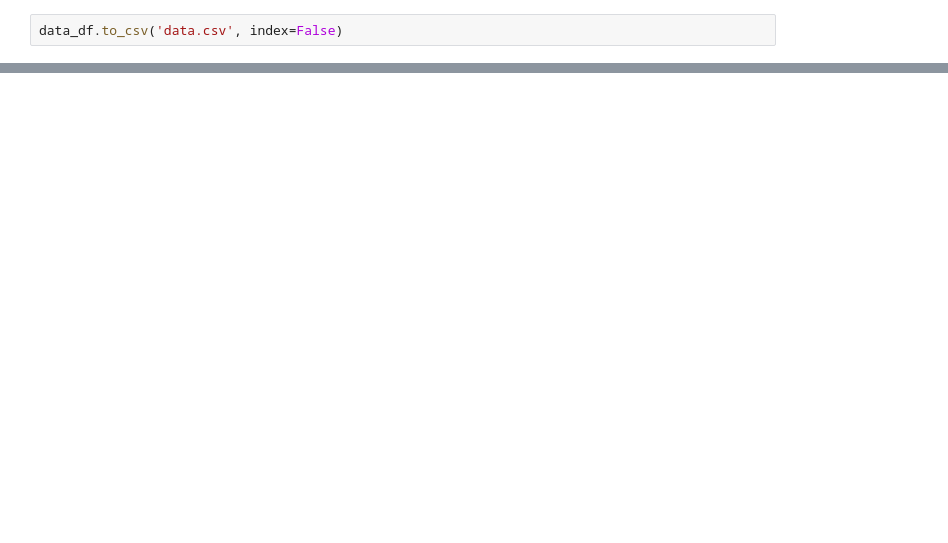
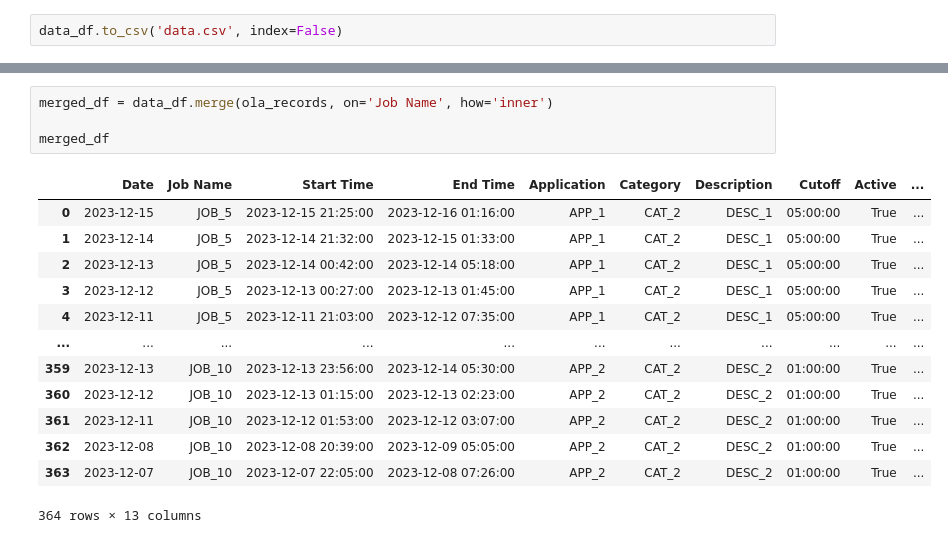
Before and after one commit to raphaelmoline/test_1, a Jupyter notebook: notebook_test1.ipynb, the cells around one changed output, grey strips where cells are left out. Drawn from its saved outputs; the diff is of its cells as text; blank space fills up the shorter version.

```diff
--- a/notebook_test1.ipynb
+++ b/notebook_test1.ipynb
@@ -148,0 +151,18 @@ print(duplicates)
+# %%
+merged_df = data_df.merge(ola_records, on='Job Name', how='inner')
+
+merged_df
+# %% [output]
+|  | Date | Job Name | Start Time | End Time | Application | Category | Description | Cutoff | Active | ... |
+| 0 | 2023-12-15 | JOB_5 | 2023-12-15 21:25:00 | 2023-12-16 01:16:00 | APP_1 | CAT_2 | DESC_1 | 05:00:00 | True | ... |
+| 1 | 2023-12-14 | JOB_5 | 2023-12-14 21:32:00 | 2023-12-15 01:33:00 | APP_1 | CAT_2 | DESC_1 | 05:00:00 | True | ... |
+| 2 | 2023-12-13 | JOB_5 | 2023-12-14 00:42:00 | 2023-12-14 05:18:00 | APP_1 | CAT_2 | DESC_1 | 05:00:00 | True | ... |
+| 3 | 2023-12-12 | JOB_5 | 2023-12-13 00:27:00 | 2023-12-13 01:45:00 | APP_1 | CAT_2 | DESC_1 | 05:00:00 | True | ... |
+| 4 | 2023-12-11 | JOB_5 | 2023-12-11 21:03:00 | 2023-12-12 07:35:00 | APP_1 | CAT_2 | DESC_1 | 05:00:00 | True | ... |
+| ... | ... | ... | ... | ... | ... | ... | ... | ... | ... | ... |
+| 359 | 2023-12-13 | JOB_10 | 2023-12-13 23:56:00 | 2023-12-14 05:30:00 | APP_2 | CAT_2 | DESC_2 | 01:00:00 | True | ... |
+| 360 | 2023-12-12 | JOB_10 | 2023-12-13 01:15:00 | 2023-12-13 02:23:00 | APP_2 | CAT_2 | DESC_2 | 01:00:00 | True | ... |
+| 361 | 2023-12-11 | JOB_10 | 2023-12-12 01:53:00 | 2023-12-12 03:07:00 | APP_2 | CAT_2 | DESC_2 | 01:00:00 | True | ... |
+| 362 | 2023-12-08 | JOB_10 | 2023-12-08 20:39:00 | 2023-12-09 05:05:00 | APP_2 | CAT_2 | DESC_2 | 01:00:00 | True | ... |
+| 363 | 2023-12-07 | JOB_10 | 2023-12-07 22:05:00 | 2023-12-08 07:26:00 | APP_2 | CAT_2 | DESC_2 | 01:00:00 | True | ... |
+364 rows × 13 columns
```
Also changed, not shown: parts of 11 cells of this notebook, 1 other file.
